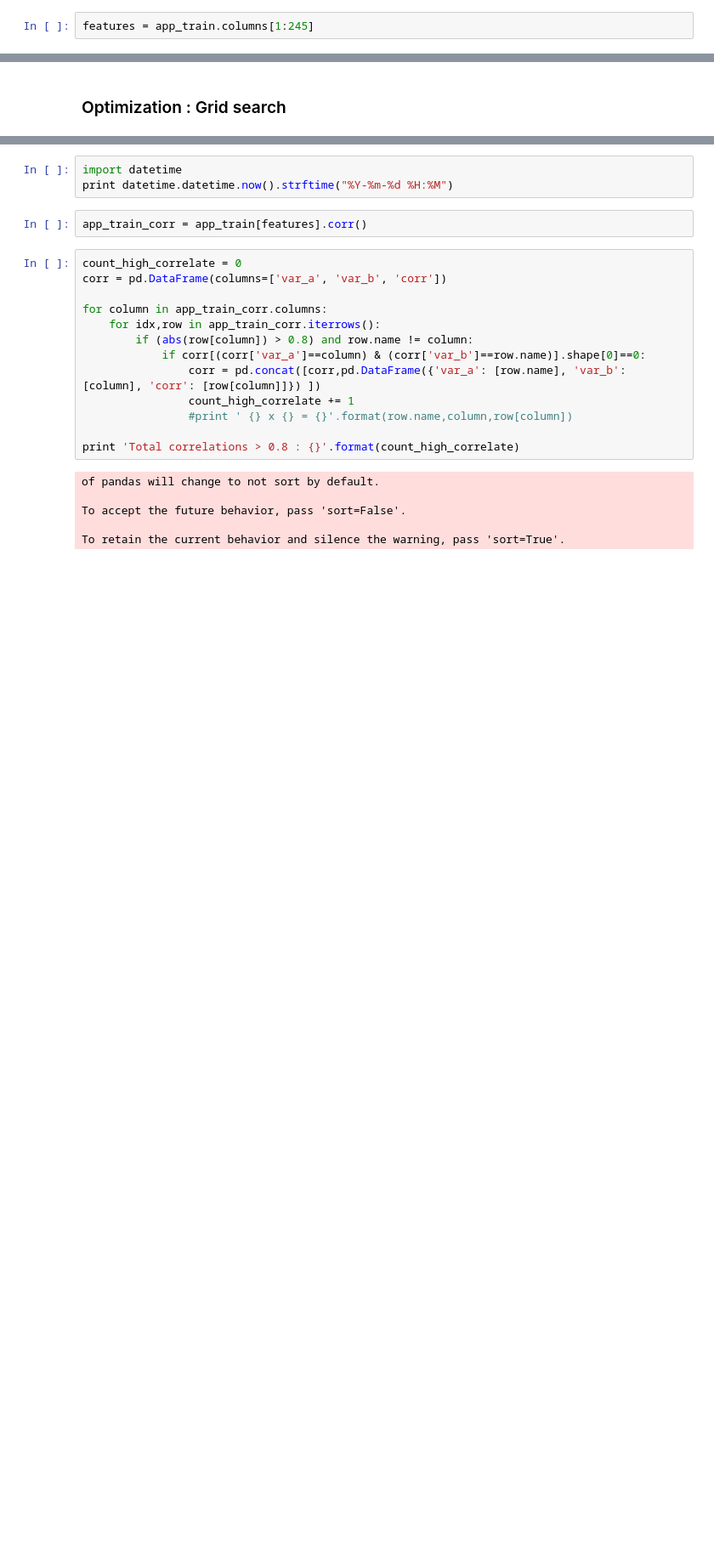
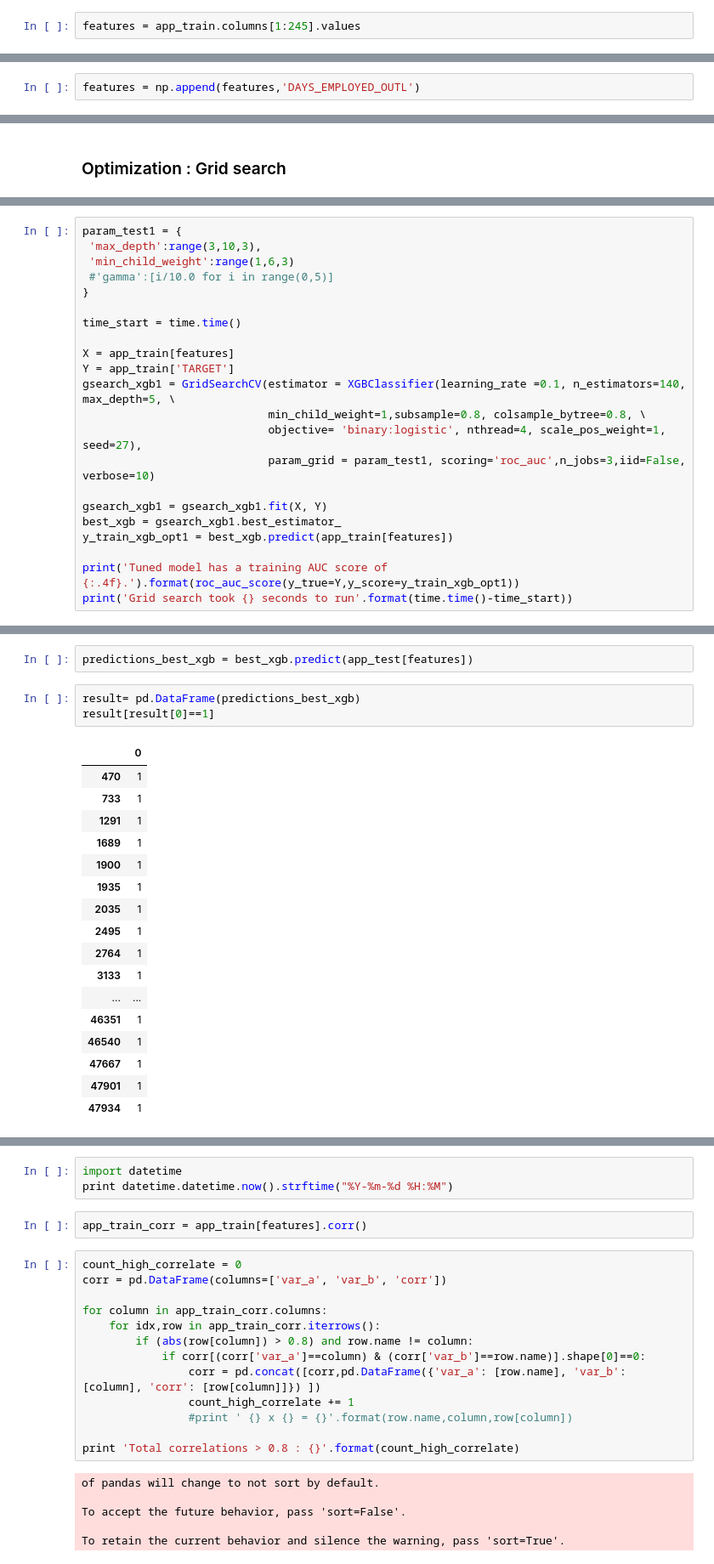
Before and after one commit to bodias/machine-learning, a Jupyter notebook: projects/capstone/home_credit/capstone_report.ipynb, the cells around one changed output, grey strips where cells are left out. Shown at 85% size. Drawn from its saved outputs; the diff is of its cells as text; blank space fills up the shorter version.

```diff
--- a/projects/capstone/home_credit/capstone_report.ipynb
+++ b/projects/capstone/home_credit/capstone_report.ipynb
@@ -445,7 +441,7 @@ app_train, app_test = app_train.align(app_test, join = 'inner', axis = 1)
 # Recover the target variable that was dropped during the alignment
 app_train['TARGET'] = train_targets
 # %%
-features = app_train.columns[1:245]
+features = app_train.columns[1:245].values
 # %% [markdown]
 ### Outliers
 # %%
@@ -483,6 +479,8 @@ label_encoder = LabelEncoder()
 label_encoder.fit(app_train['DAYS_EMPLOYED_OUTL'])
 app_train['DAYS_EMPLOYED_OUTL'] = label_encoder.transform(app_train['DAYS_EMPLOYED_OUTL'])
 app_test['DAYS_EMPLOYED_OUTL'] = label_encoder.transform(app_test['DAYS_EMPLOYED_OUTL'])
+# %%
+features = np.append(features,'DAYS_EMPLOYED_OUTL')
 # %%
 fig, ax = plt.subplots(nrows=1, ncols=2,figsize=(15,6))
 
@@ -645,0 +637,22 @@ Fitting 3 folds for each of 16 candidates, totalling 48 fits
+# %%
+param_test1 = {
+ 'max_depth':range(3,10,3),
+ 'min_child_weight':range(1,6,3)
+ #'gamma':[i/10.0 for i in range(0,5)]
+}
+
+time_start = time.time()
+
+X = app_train[features]
+Y = app_train['TARGET']
+gsearch_xgb1 = GridSearchCV(estimator = XGBClassifier(learning_rate =0.1, n_estimators=140, max_depth=5, \
+                            min_child_weight=1,subsample=0.8, colsample_bytree=0.8, \
+                            objective= 'binary:logistic', nthread=4, scale_pos_weight=1, seed=27),
+                            param_grid = param_test1, scoring='roc_auc',n_jobs=3,iid=False, verbose=10)
+
+gsearch_xgb1 = gsearch_xgb1.fit(X, Y)
+best_xgb = gsearch_xgb1.best_estimator_
+y_train_xgb_opt1 = best_xgb.predict(app_train[features])
+
+print('Tuned model has a training AUC score of {:.4f}.').format(roc_auc_score(y_true=Y,y_score=y_train_xgb_opt1))
+print('Grid search took {} seconds to run'.format(time.time()-time_start))
@@ -645,0 +704,23 @@ Fitting 3 folds for each of 16 candidates, totalling 48 fits
+# %%
+predictions_best_xgb = best_xgb.predict(app_test[features])
+# %%
+result= pd.DataFrame(predictions_best_xgb)
+result[result[0]==1]
+# %% [output]
+|  | 0 |
+| 470 | 1 |
+| 733 | 1 |
+| 1291 | 1 |
+| 1689 | 1 |
+| 1900 | 1 |
+| 1935 | 1 |
+| 2035 | 1 |
+| 2495 | 1 |
+| 2764 | 1 |
+| 3133 | 1 |
+| ... | ... |
+| 46351 | 1 |
+| 46540 | 1 |
+| 47667 | 1 |
+| 47901 | 1 |
+| 47934 | 1 |
```
Also changed, not shown: parts of 22 cells of this notebook, 1 other file.
